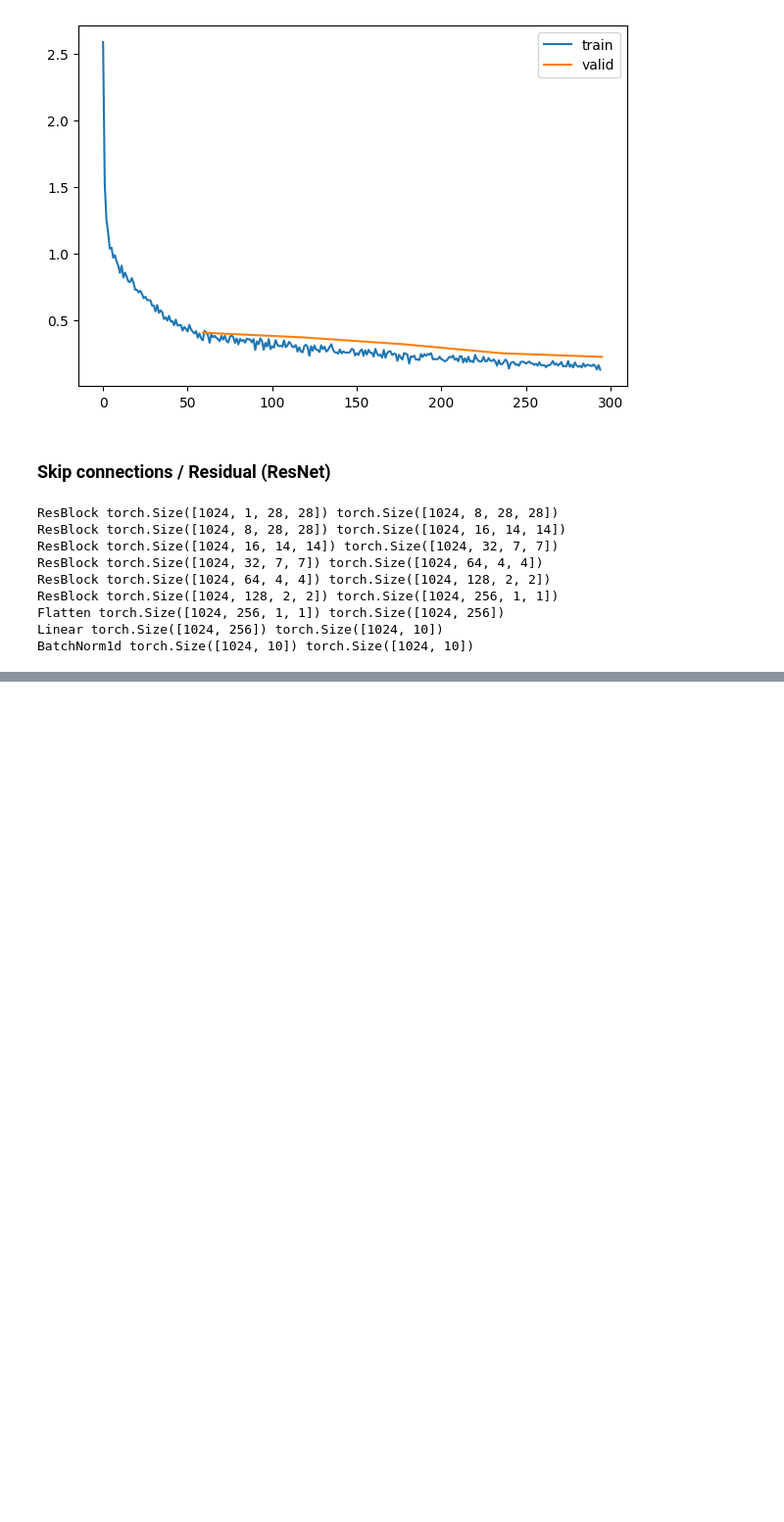
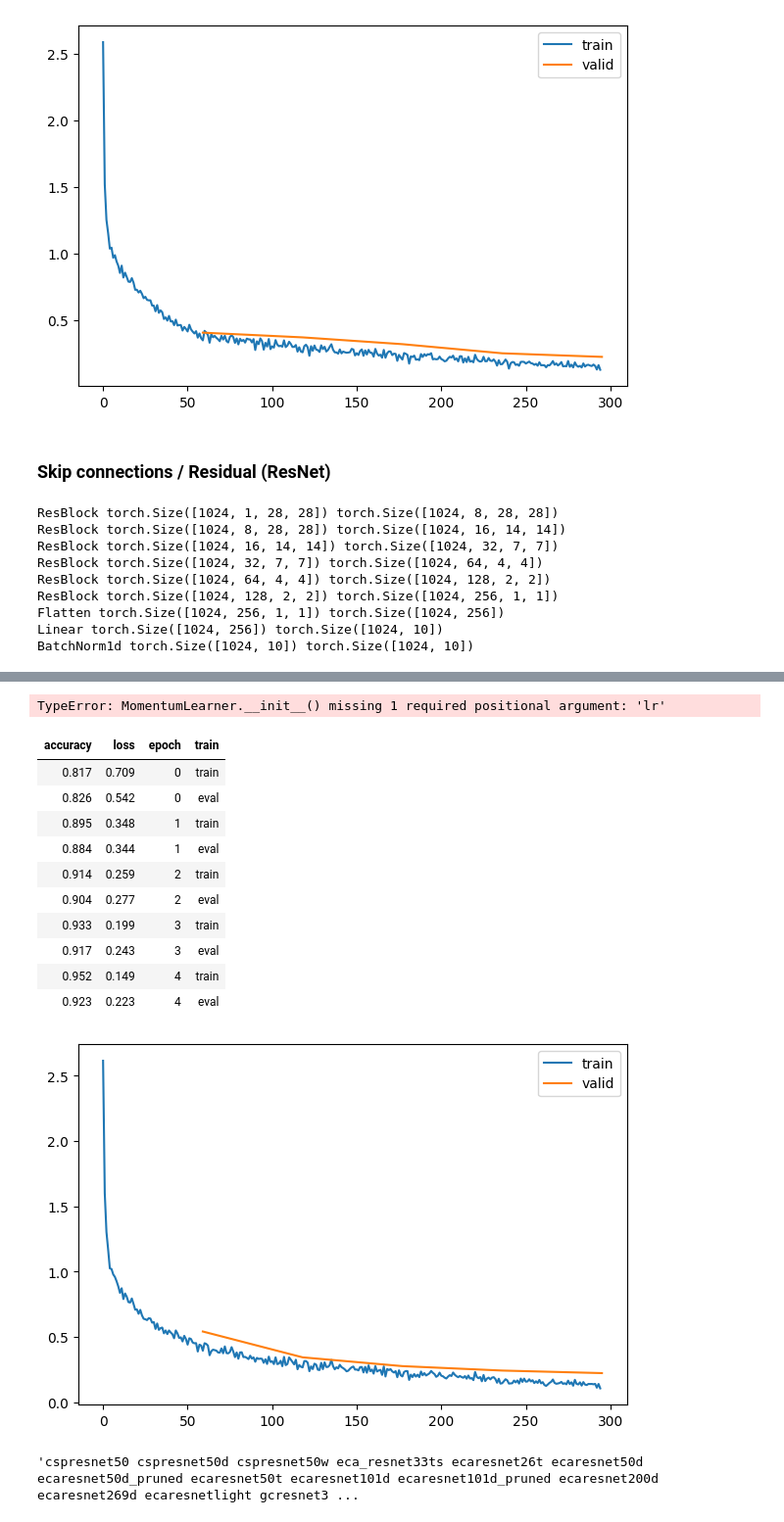
Before and after one commit to mtm-007/Deep-Learing-from-the-foundation-and-GEN_AI, a Jupyter notebook: resnet.ipynb, the cells around one changed output, grey strips where cells are left out. Shown at 98% size. Cells and saved outputs as stored; diff of their text form; code cells hidden in the pictures; blank space fills up the shorter version.

```diff
--- a/resnet.ipynb
+++ b/resnet.ipynb
@@ -111,15 +102 @@ class ResBlock(nn.Module):
-# %%
-def _conv_block(ni, nf, stride, act=act_gr, norm=None, ks=3):
-    return nn.Sequential(conv(ni, nf, stride=1, act=act, norm=norm, ks=ks),
-                         conv(nf, nf, stride=stride, act=None, norm=norm, ks=ks))
-
-class ResBlock(nn.Module):
-    def __init__(self, ni, nf, stride=1, ks=3, act=act_gr, norm=None):
-        super().__init__()
-        self.convs = _conv_block(ni, nf, stride, act=act, ks=ks, norm=norm)
-        self.idconv = fc.noop if ni==nf else conv(ni, nf, ks=1, stride=1, act=None)
-        self.pool = fc.noop if stride==1 else nn.AvgPool2d(2, ceil_mode=True)
-        self.act = act()
-
-    def forward(self, x): return self.act(self.convs(x) + self.idconv(self.pool(x)))
 # %%
@@ -145,0 +140,2 @@ BatchNorm1d torch.Size([1024, 10]) torch.Size([1024, 10])
+# %%
+TrainLearner(get_model(), dls,F.cross_entropy,cbs=DeviceCB()).summary()
@@ -147,0 +181,27 @@ clean_mem()
+# %%
+model = get_model(act=act_gr, norm=nn.BatchNorm2d).apply(iw)
+MomentumLearner(model, dls, F.cross_entropy,cbs=DeviceCB()).lr_find()
+# %% [output]
+TypeError: MomentumLearner.__init__() missing 1 required positional argument: 'lr'
+# %%
+lr=2e-2
+tmax = epochs * len(dls.train)
+sched = partial(lr_scheduler.OneCycleLR, max_lr=lr, total_steps=tmax)
+xtra =[BatchschedCB(sched)]
+model = get_model(act_gr, norm = nn.BatchNorm2d).apply(iw)
+learn = TrainLearner(model, dls, F.cross_entropy, lr=lr, cbs = cbs+xtra, opt_func = optim.AdamW)
+# %%
+learn.fit(epochs)
+# %% [output]
+| accuracy | loss | epoch | train |
+| 0.817 | 0.709 | 0 | train |
+| 0.826 | 0.542 | 0 | eval |
+| 0.895 | 0.348 | 1 | train |
+| 0.884 | 0.344 | 1 | eval |
+| 0.914 | 0.259 | 2 | train |
+| 0.904 | 0.277 | 2 | eval |
+| 0.933 | 0.199 | 3 | train |
+| 0.917 | 0.243 | 3 | eval |
+| 0.952 | 0.149 | 4 | train |
+| 0.923 | 0.223 | 4 | eval |
+[figure, added]
@@ -147,0 +211,4 @@ clean_mem()
+# %%
+' '.join(timm.list_models('*resnet*'))
+# %% [output]
+'cspresnet50 cspresnet50d cspresnet50w eca_resnet33ts ecaresnet26t ecaresnet50d ecaresnet50d_pruned ecaresnet50t ecaresnet101d ecaresnet101d_pruned ecaresnet200d ecaresnet269d ecaresnetlight gcresnet3 ...
```
Also changed, not shown: parts of 12 cells of this notebook, 5 other files.
